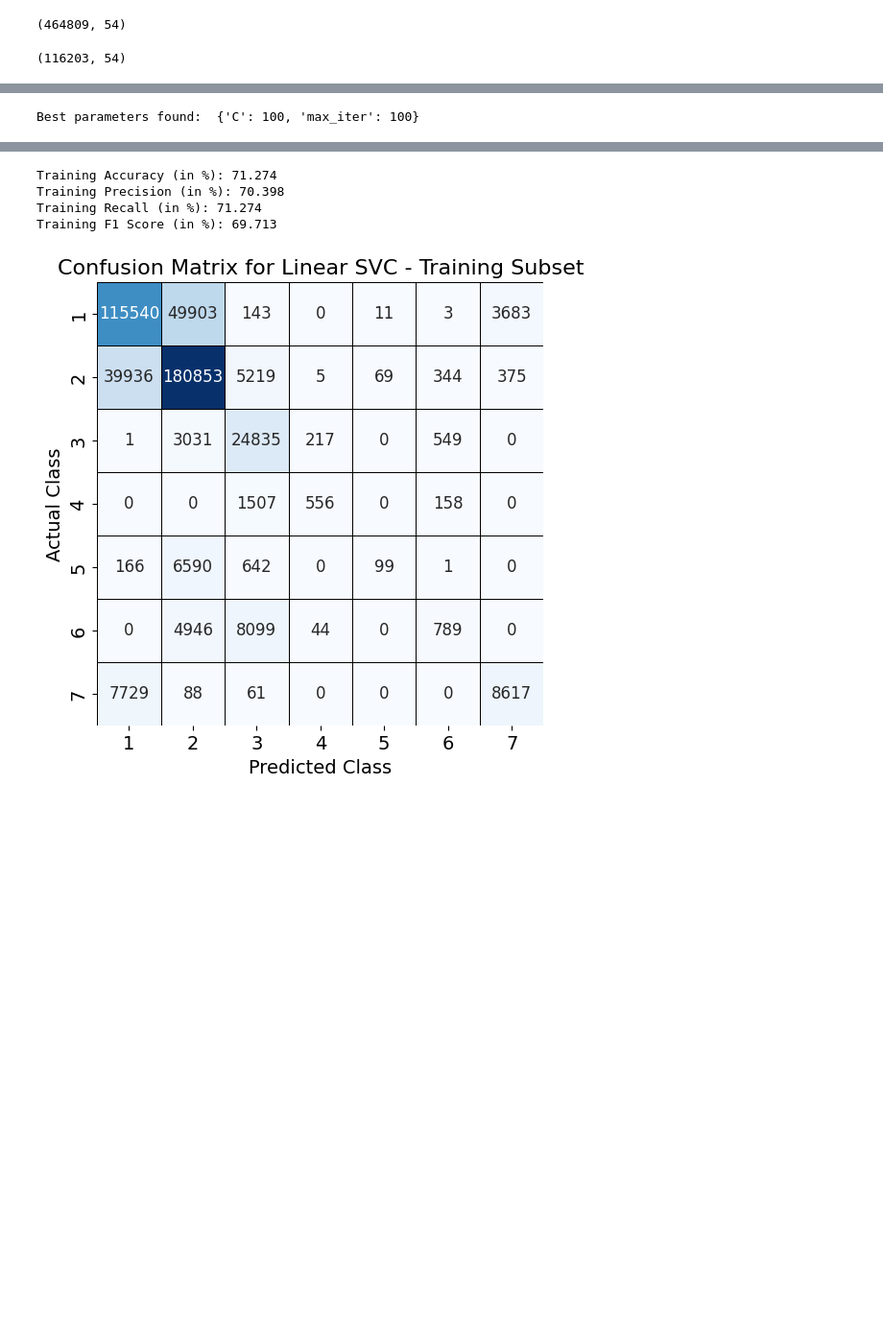
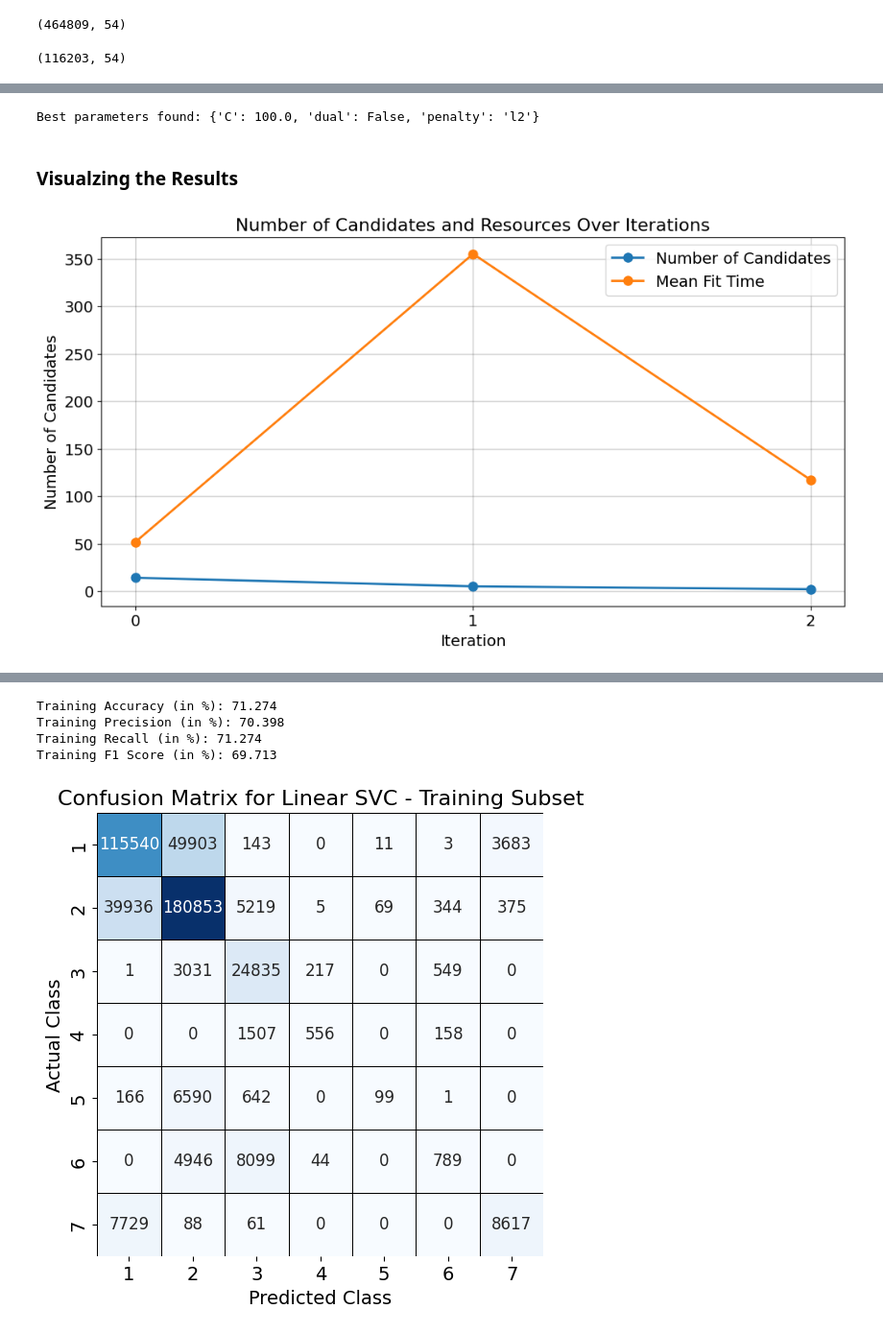
Before and after one commit to Mouleshwar3238/Forest_Cover_Classification, a Jupyter notebook: LinearSVC_ForestCover.ipynb, the cells around one changed output, grey strips where cells are left out. Shown at 96% size. Cells and saved outputs as stored; diff of their text form; code cells hidden in the pictures; blank space fills up the shorter version.

Commit message:
Linear SVC

```diff
--- a/LinearSVC_ForestCover.ipynb
+++ b/LinearSVC_ForestCover.ipynb
@@ -52,8 +47,17 @@ param_grid = {
+# %%
+# Defining the parameter grid
+param_grid = {
+    'C': np.logspace(-3, 3, num=7),
+    'penalty': ['l1', 'l2'],
+    'dual': [False]
+}
 # %%
-# Initializing the LinearSVC model
-lsvc = LinearSVC(random_state=42)
+halving_search = HalvingGridSearchCV(estimator=LinearSVC(random_state=42),
+                                     param_grid=param_grid,
+                                     cv=5,
+                                     factor=3,
+                                     n_jobs=-1,
+                                     verbose=3)
 
-# Performing grid search with cross-validation
-grid_search = GridSearchCV(estimator=lsvc, param_grid=param_grid, cv=5, n_jobs=-1, verbose=2)
-grid_search.fit(X_train, y_train)
+halving_search.fit(X_train, y_train)
 # %% [output]
@@ -65,5 +85,28 @@ GridSearchCV(cv=5, estimator=LinearSVC(random_state=42), n_jobs=-1,
 # %%
-# Best parameters found by GridSearchCV
-print("Best parameters found: ", grid_search.best_params_)
+# Best parameters found by HalvingGridSearchCV
+print("Best parameters found:", halving_search.best_params_)
 # %% [output]
-Best parameters found:  {'C': 100, 'max_iter': 100}
+Best parameters found: {'C': 100.0, 'dual': False, 'penalty': 'l2'}
+# %% [markdown]
+### Visualzing the Results
+# %%
+results = pd.DataFrame(halving_search.cv_results_)
+
+iterations = results['iter'].values
+n_candidates = results.groupby('iter').size()
+mean_fit_time = results.groupby('iter')['mean_fit_time'].mean()
+
+# Visualizing the number of candidates and resources over iterations
+plt.figure(figsize=(12, 6))
+plt.plot(n_candidates.index, n_candidates.values, marker='o', label='Number of Candidates', linewidth=2, markersize=8)
+plt.plot(mean_fit_time.index, mean_fit_time.values, marker='o', label='Mean Fit Time', linewidth=2, markersize=8)
+plt.xlabel('Iteration', color='black', fontsize=14)
+plt.ylabel('Number of Candidates', color='black', fontsize=14)
+plt.title('Number of Candidates and Resources Over Iterations', color='black', fontsize=16)
+plt.legend(fontsize=14, ncol=1, loc="upper right")
+plt.tick_params(axis='both', which='major', labelsize=14)
+plt.xticks(ticks=n_candidates.index)
+plt.grid(True, linewidth=1, color='black', alpha=0.2)
+plt.show()
+# %% [output]
+[figure, added]
```
Also changed, not shown: parts of 11 cells of this notebook.
